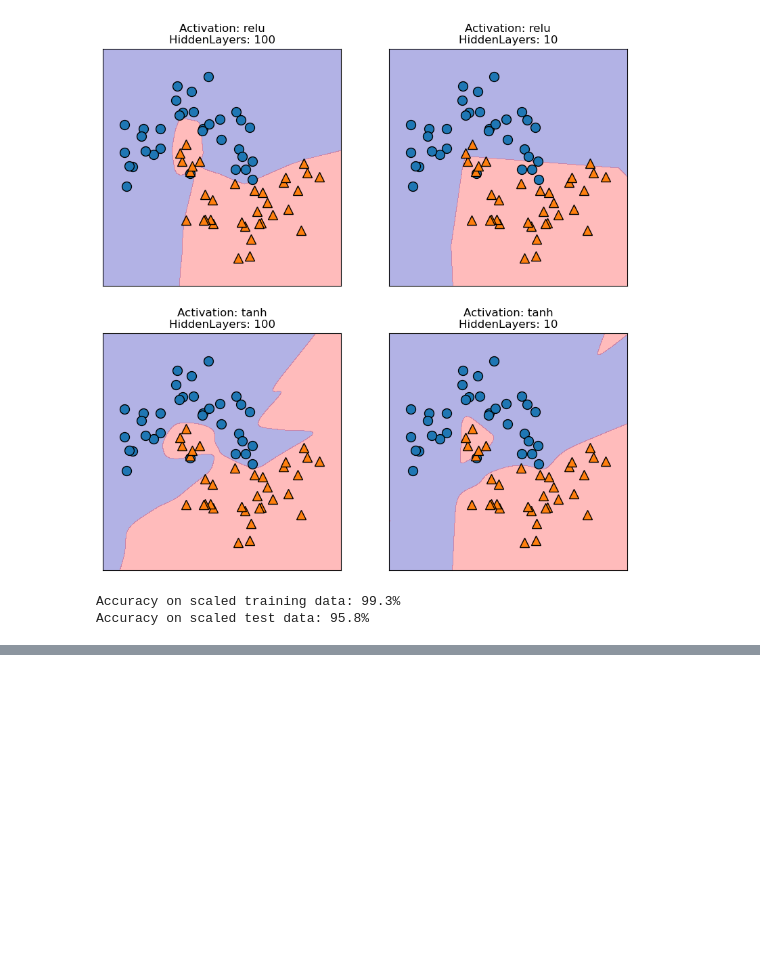
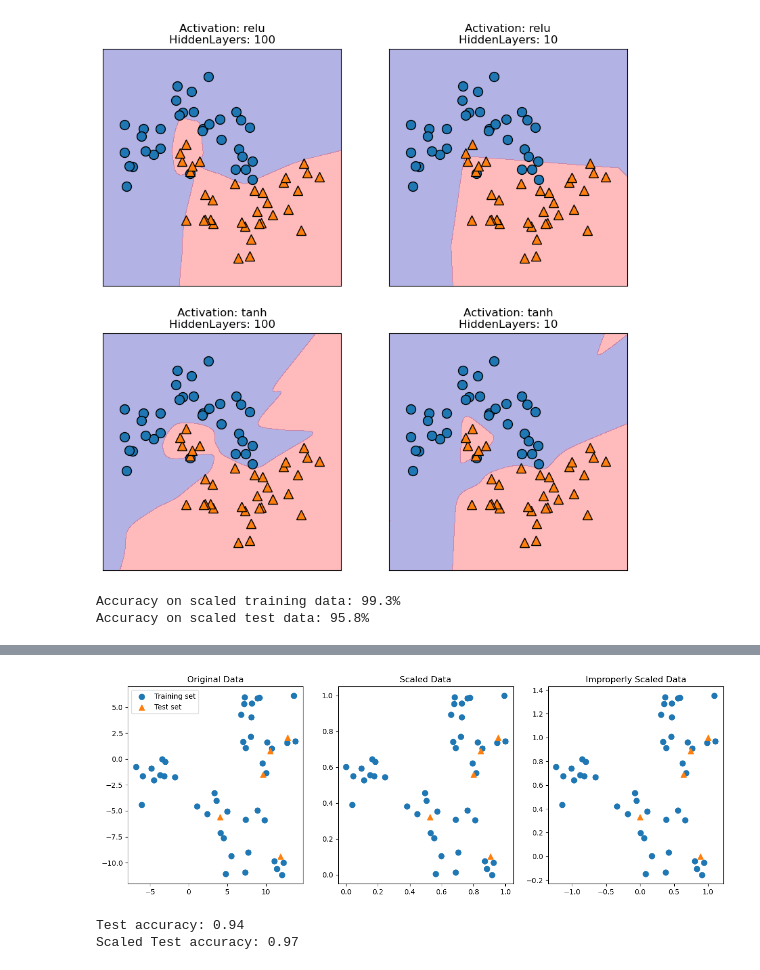
Before and after one commit to lyonsja-mathematics/My_Tutorials, a Jupyter notebook: Introduction to Machine Learning with Python.ipynb, the cells around one changed output, grey strips where cells are left out. Drawn from its saved outputs; the diff is of its cells as text; code cells hidden in the pictures; blank space fills up the shorter version.

```diff
--- a/Introduction to Machine Learning with Python.ipynb
+++ b/Introduction to Machine Learning with Python.ipynb
@@ -372,0 +531,50 @@ Accuracy on scaled test data: 95.8%
+# %%
+from sklearn.datasets import make_blobs
+X, _ = make_blobs(n_samples=50, centers=5, random_state=4, cluster_std=2)
+X_train, X_test = train_test_split(X, random_state=5, test_size=.1)
+
+fig, axes = plt.subplots(1,3, figsize=(15,5))
+
+axes[0].scatter(X_train[:,0], X_train[:,1], label="Training set", s=60)
+axes[0].scatter(X_test[:,0], X_test[:,1], label="Test set", s=60, marker="^")
+axes[0].legend(loc="best")
+axes[0].set_title("Original Data")
+
+scaler=MinMaxScaler()
+scaler.fit(X_train)
+X_train_scaled=scaler.transform(X_train)
+X_test_scaled=scaler.transform(X_test)
+
+axes[1].scatter(X_train_scaled[:,0], X_train_scaled[:,1], s=60)
+axes[1].scatter(X_test_scaled[:,0], X_test_scaled[:,1], s=60, marker="^")
+axes[1].set_title("Scaled Data")
+
+# WARNING: do not do this
+scaler2=MinMaxScaler()
+X_test_scaled2=scaler2.fit(X_test)
+X_train_scaled2=scaler2.transform(X_train)
+X_test_scaled2=scaler2.transform(X_test)
+
+axes[2].scatter(X_train_scaled2[:,0], X_train_scaled2[:,1], s=60)
+axes[2].scatter(X_test_scaled2[:,0], X_test_scaled2[:,1], s=60, marker="^")
+axes[2].set_title("Improperly Scaled Data")
+
+plt.show()
+# %% [output]
+[figure, added]
+# %%
+from sklearn.svm import SVC
+X_train, X_test, y_train, y_test = train_test_split(cancer.data, cancer.target, random_state=0)
+svm=SVC(C=100)
+svm.fit(X_train,y_train)
+print("Test accuracy: {:.2f}".format(svm.score(X_test, y_test)))
+scaler=MinMaxScaler()
+scaler.fit(X_train)
+X_train_scaled=scaler.transform(X_train)
+X_test_scaled=scaler.transform(X_test)
+svm=SVC(C=100)
+svm.fit(X_train_scaled,y_train)
+print("Scaled Test accuracy: {:.2f}".format(svm.score(X_test_scaled, y_test)))
+# %% [output]
+Test accuracy: 0.94
+Scaled Test accuracy: 0.97
```
Also changed, not shown: parts of 27 cells of this notebook, 2 other files.
